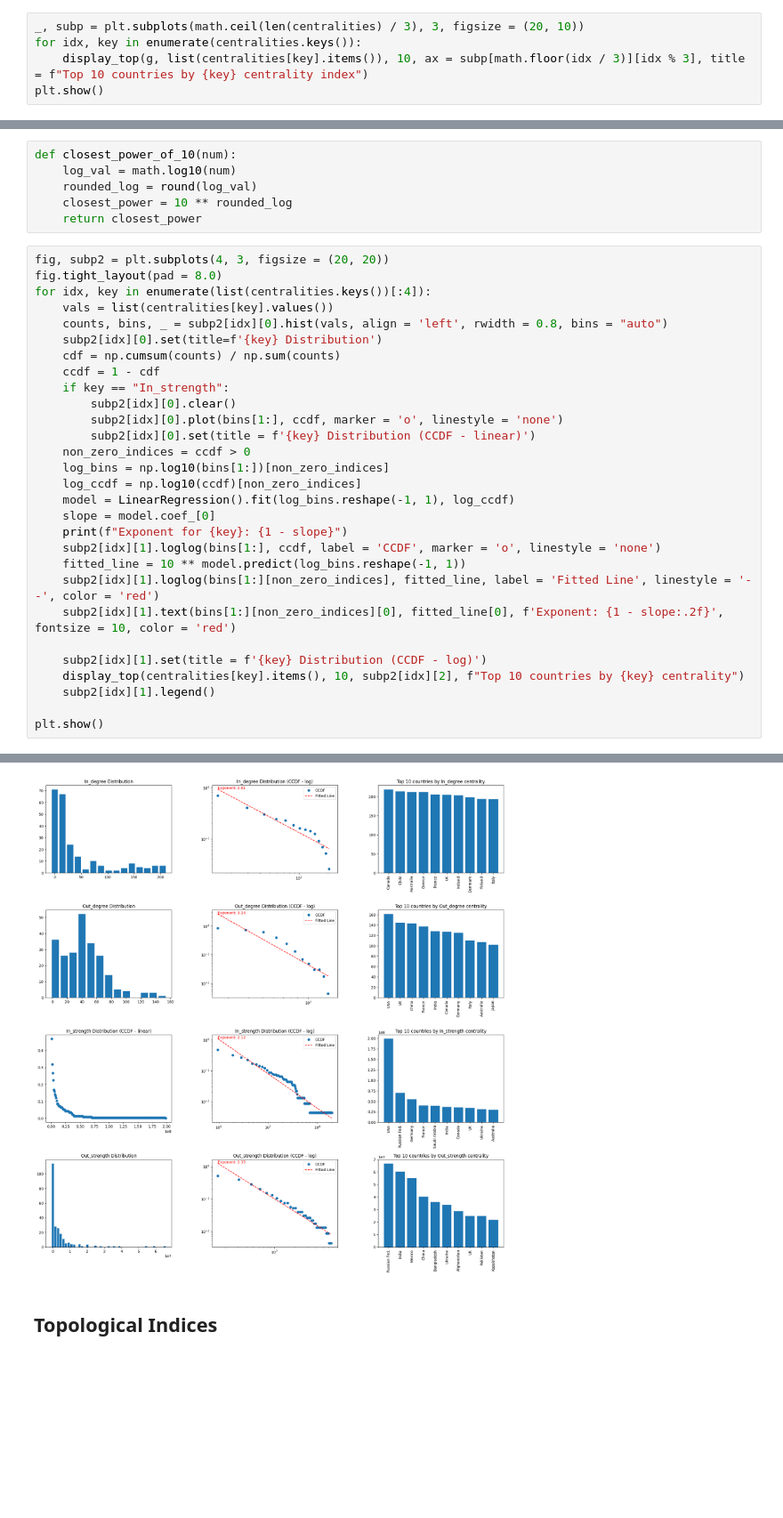
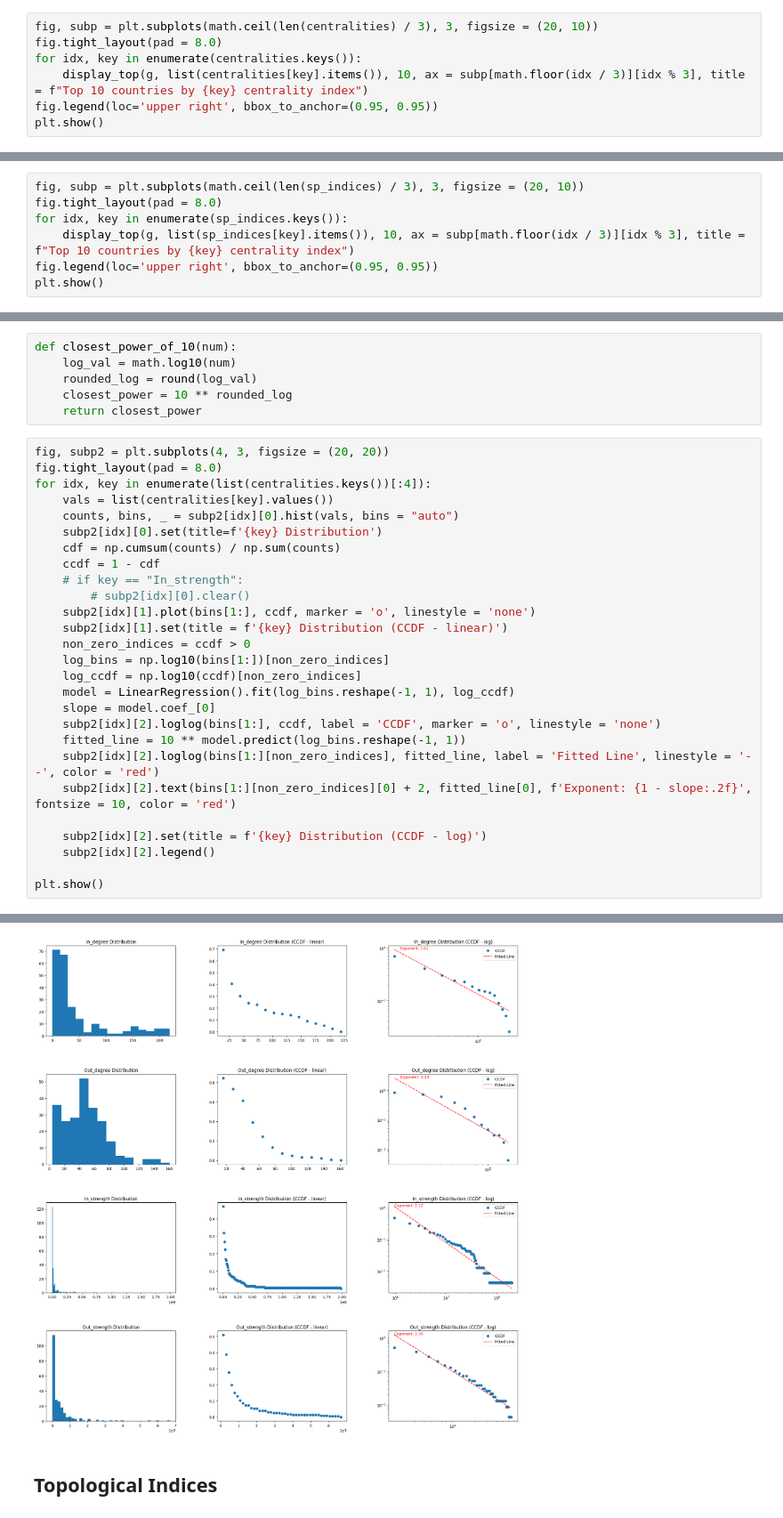
Before and after one commit to Ethangx8/AdvancedDataScienceCN, a Jupyter notebook: notebook/notebook.ipynb, the cells around one changed output, grey strips where cells are left out. Shown at 89% size. Cells and saved outputs as stored; diff of their text form; blank space fills up the shorter version.

```diff
--- a/notebook/notebook.ipynb
+++ b/notebook/notebook.ipynb
@@ -151,6 +149,8 @@ dict_keys(['In_degree', 'Out_degree', 'In_strength', 'Out_strength', 'Betweennes
 # %%
-_, subp = plt.subplots(math.ceil(len(centralities) / 3), 3, figsize = (20, 10))
+fig, subp = plt.subplots(math.ceil(len(centralities) / 3), 3, figsize = (20, 10))
+fig.tight_layout(pad = 8.0)
 for idx, key in enumerate(centralities.keys()):
     display_top(g, list(centralities[key].items()), 10, ax = subp[math.floor(idx / 3)][idx % 3], title = f"Top 10 countries by {key} centrality index")
+fig.legend(loc='upper right', bbox_to_anchor=(0.95, 0.95))
 plt.show()
 # %% [output]
@@ -180,0 +180,7 @@ plt.show()
+# %%
+fig, subp = plt.subplots(math.ceil(len(sp_indices) / 3), 3, figsize = (20, 10))
+fig.tight_layout(pad = 8.0)
+for idx, key in enumerate(sp_indices.keys()):
+    display_top(g, list(sp_indices[key].items()), 10, ax = subp[math.floor(idx / 3)][idx % 3], title = f"Top 10 countries by {key} centrality index")
+fig.legend(loc='upper right', bbox_to_anchor=(0.95, 0.95))
+plt.show()
@@ -202,28 +213,26 @@ fig, subp2 = plt.subplots(4, 3, figsize = (20, 20))
 fig.tight_layout(pad = 8.0)
 for idx, key in enumerate(list(centralities.keys())[:4]):
     vals = list(centralities[key].values())
-    counts, bins, _ = subp2[idx][0].hist(vals, align = 'left', rwidth = 0.8, bins = "auto")
+    counts, bins, _ = subp2[idx][0].hist(vals, bins = "auto")
     subp2[idx][0].set(title=f'{key} Distribution')
     cdf = np.cumsum(counts) / np.sum(counts)
     ccdf = 1 - cdf
-    if key == "In_strength":
-        subp2[idx][0].clear()
-        subp2[idx][0].plot(bins[1:], ccdf, marker = 'o', linestyle = 'none')
-        subp2[idx][0].set(title = f'{key} Distribution (CCDF - linear)')
+    # if key == "In_strength":
+        # subp2[idx][0].clear()
+    subp2[idx][1].plot(bins[1:], ccdf, marker = 'o', linestyle = 'none')
+    subp2[idx][1].set(title = f'{key} Distribution (CCDF - linear)')
     non_zero_indices = ccdf > 0
     log_bins = np.log10(bins[1:])[non_zero_indices]
     log_ccdf = np.log10(ccdf)[non_zero_indices]
     model = LinearRegression().fit(log_bins.reshape(-1, 1), log_ccdf)
     slope = model.coef_[0]
-    print(f"Exponent for {key}: {1 - slope}")
-    subp2[idx][1].loglog(bins[1:], ccdf, label = 'CCDF', marker = 'o', linestyle = 'none')
+    subp2[idx][2].loglog(bins[1:], ccdf, label = 'CCDF', marker = 'o', linestyle = 'none')
     fitted_line = 10 ** model.predict(log_bins.reshape(-1, 1))
-    subp2[idx][1].loglog(bins[1:][non_zero_indices], fitted_line, label = 'Fitted Line', linestyle = '--', color = 'red')
-    subp2[idx][1].text(bins[1:][non_zero_indices][0], fitted_line[0], f'Exponent: {1 - slope:.2f}', fontsize = 10, color = 'red')
+    subp2[idx][2].loglog(bins[1:][non_zero_indices], fitted_line, label = 'Fitted Line', linestyle = '--', color = 'red')
+    subp2[idx][2].text(bins[1:][non_zero_indices][0] + 2, fitted_line[0], f'Exponent: {1 - slope:.2f}', fontsize = 10, color = 'red')
 
-    subp2[idx][1].set(title = f'{key} Distribution (CCDF - log)')
-    display_top(centralities[key].items(), 10, subp2[idx][2], f"Top 10 countries by {key} centrality")
-    subp2[idx][1].legend()
+    subp2[idx][2].set(title = f'{key} Distribution (CCDF - log)')
+    subp2[idx][2].legend()
 
 plt.show()
 # %% [output]
@@ -234,4 +239,4 @@ Exponent for Out_strength: 2.347559287877309
-[figure, old version]
+[figure, new version]
 # %% [markdown]
 ## Topological Indices
 # %%
```
Also changed, not shown: parts of 18 cells of this notebook.
